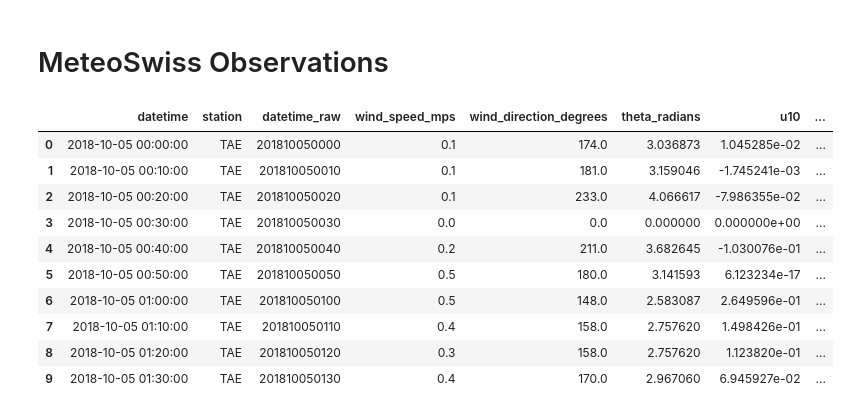
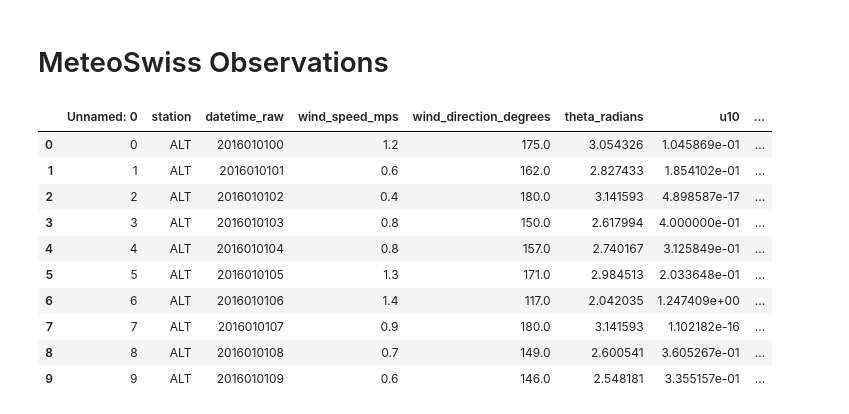
Before and after one commit to OpheliaMiralles/wind-downscaling-gan, a Jupyter notebook: notebooks/data_exploration.ipynb, the cells around one changed output. Saved outputs shown, nothing was run; the diff lists cells and outputs as text; code cells hidden in the pictures.

```diff
--- a/notebooks/data_exploration.ipynb
+++ b/notebooks/data_exploration.ipynb
@@ -54,21 +54,21 @@ fig.show()
 # %% [markdown]
 # MeteoSwiss Observations
 # %%
-file_obs = pathlib.Path(data_path, 'MS_observations/wind_2018_2021_processed.csv')
+file_obs = pathlib.Path(data_path, 'MS_observations/wind_2016_2021_processed.csv')
 obs = pd.read_csv(file_obs)
 obs.head(10)
 # %% [output]
-|  | datetime | station | datetime_raw | wind_speed_mps | wind_direction_degrees | theta_radians | u10 | ... |
-| 0 | 2018-10-05 00:00:00 | TAE | 201810050000 | 0.1 | 174.0 | 3.036873 | 1.045285e-02 | ... |
-| 1 | 2018-10-05 00:10:00 | TAE | 201810050010 | 0.1 | 181.0 | 3.159046 | -1.745241e-03 | ... |
-| 2 | 2018-10-05 00:20:00 | TAE | 201810050020 | 0.1 | 233.0 | 4.066617 | -7.986355e-02 | ... |
-| 3 | 2018-10-05 00:30:00 | TAE | 201810050030 | 0.0 | 0.0 | 0.000000 | 0.000000e+00 | ... |
-| 4 | 2018-10-05 00:40:00 | TAE | 201810050040 | 0.2 | 211.0 | 3.682645 | -1.030076e-01 | ... |
-| 5 | 2018-10-05 00:50:00 | TAE | 201810050050 | 0.5 | 180.0 | 3.141593 | 6.123234e-17 | ... |
-| 6 | 2018-10-05 01:00:00 | TAE | 201810050100 | 0.5 | 148.0 | 2.583087 | 2.649596e-01 | ... |
-| 7 | 2018-10-05 01:10:00 | TAE | 201810050110 | 0.4 | 158.0 | 2.757620 | 1.498426e-01 | ... |
-| 8 | 2018-10-05 01:20:00 | TAE | 201810050120 | 0.3 | 158.0 | 2.757620 | 1.123820e-01 | ... |
-| 9 | 2018-10-05 01:30:00 | TAE | 201810050130 | 0.4 | 170.0 | 2.967060 | 6.945927e-02 | ... |
+|  | Unnamed: 0 | station | datetime_raw | wind_speed_mps | wind_direction_degrees | theta_radians | u10 | ... |
+| 0 | 0 | ALT | 2016010100 | 1.2 | 175.0 | 3.054326 | 1.045869e-01 | ... |
+| 1 | 1 | ALT | 2016010101 | 0.6 | 162.0 | 2.827433 | 1.854102e-01 | ... |
+| 2 | 2 | ALT | 2016010102 | 0.4 | 180.0 | 3.141593 | 4.898587e-17 | ... |
+| 3 | 3 | ALT | 2016010103 | 0.8 | 150.0 | 2.617994 | 4.000000e-01 | ... |
+| 4 | 4 | ALT | 2016010104 | 0.8 | 157.0 | 2.740167 | 3.125849e-01 | ... |
+| 5 | 5 | ALT | 2016010105 | 1.3 | 171.0 | 2.984513 | 2.033648e-01 | ... |
+| 6 | 6 | ALT | 2016010106 | 1.4 | 117.0 | 2.042035 | 1.247409e+00 | ... |
+| 7 | 7 | ALT | 2016010107 | 0.9 | 180.0 | 3.141593 | 1.102182e-16 | ... |
+| 8 | 8 | ALT | 2016010108 | 0.7 | 149.0 | 2.600541 | 3.605267e-01 | ... |
+| 9 | 9 | ALT | 2016010109 | 0.6 | 146.0 | 2.548181 | 3.355157e-01 | ... |
 # %%
 import numpy as np
 plt.hist(np.log(obs[obs['wind_speed_mps']>0]['wind_speed_mps']), density=True)
```
Also changed, not shown: parts of 2 cells of this notebook, 6 other files.
